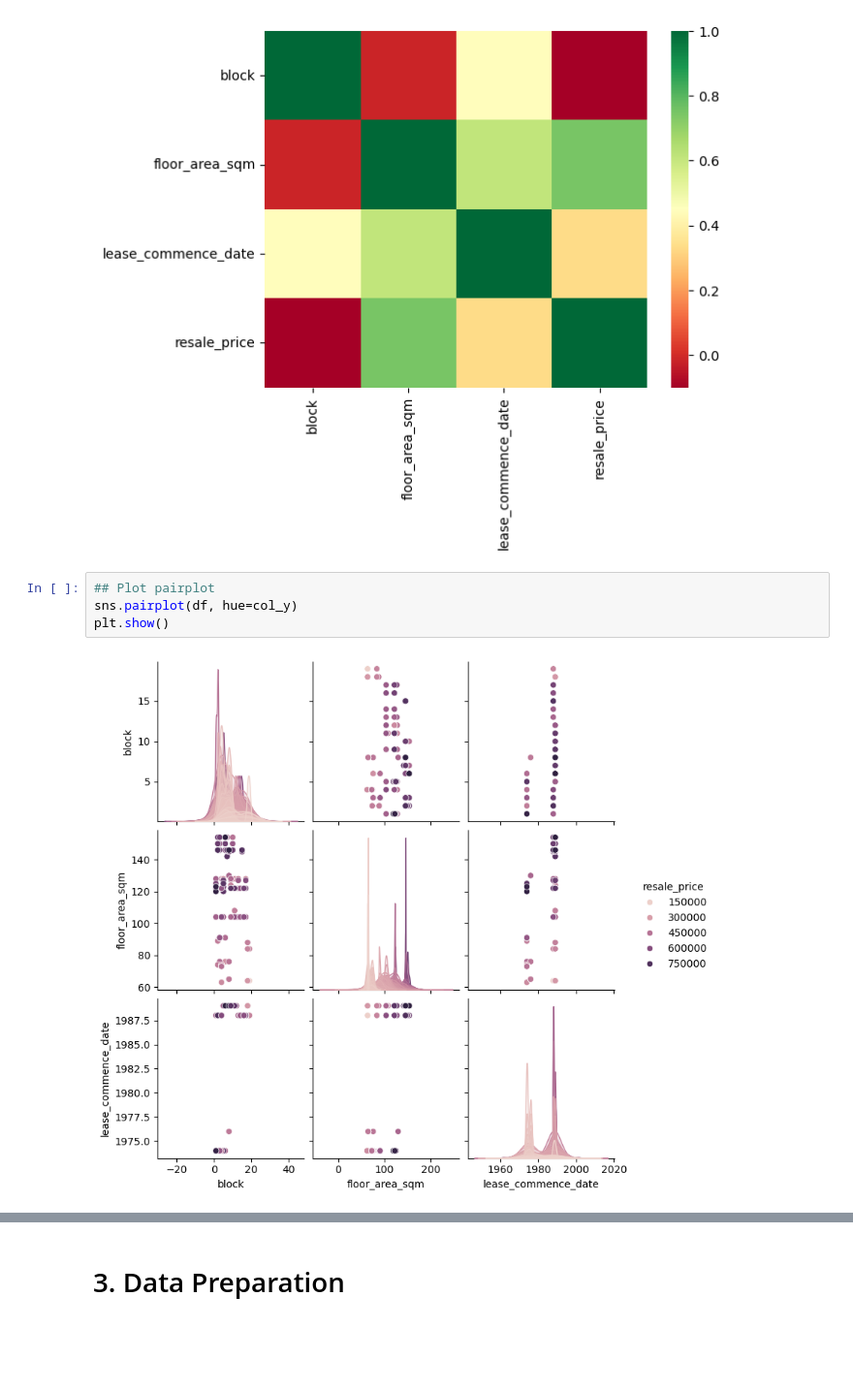
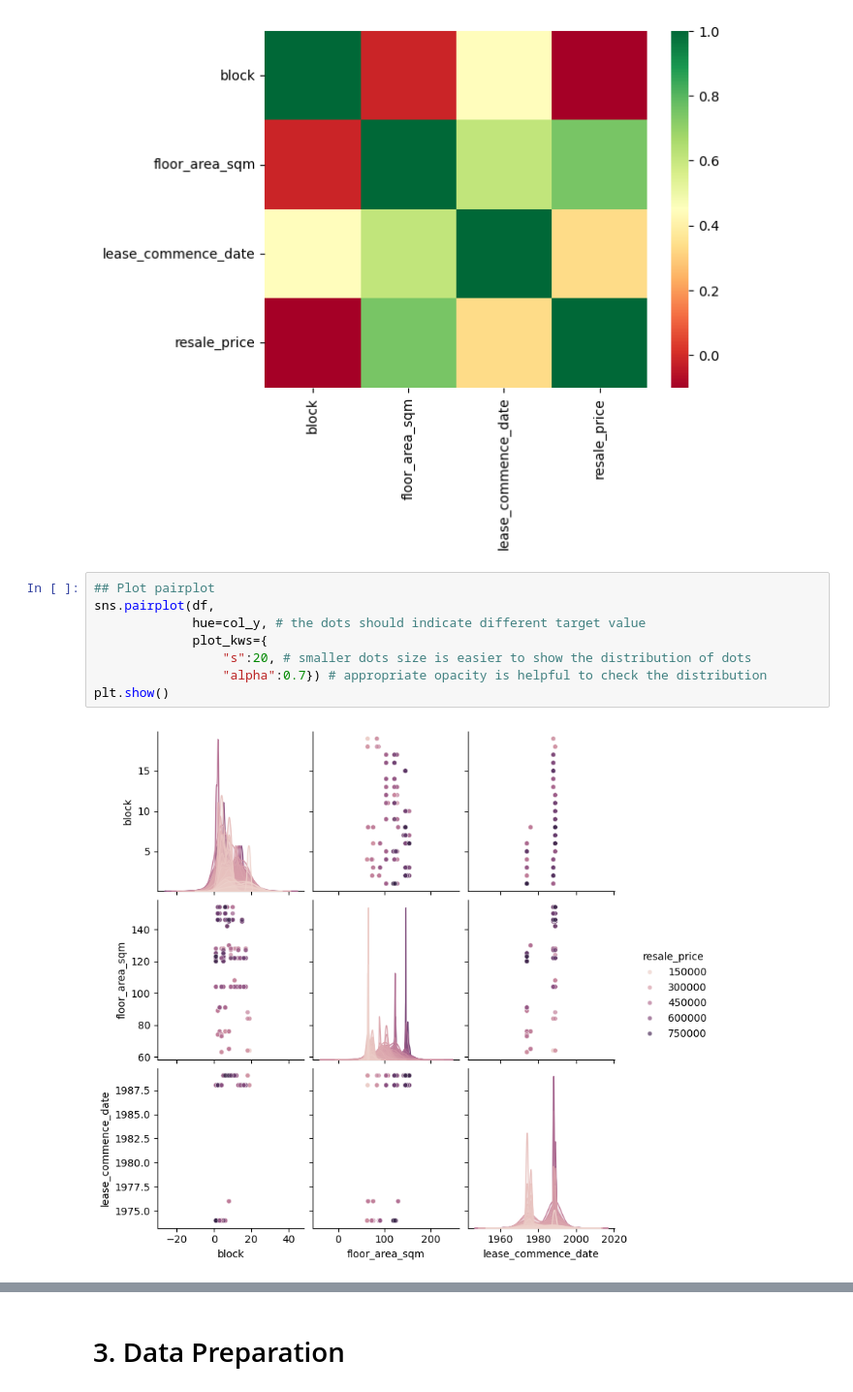
Before and after one commit to yongchuangqingdao-web/mldp_proj, a Jupyter notebook: MLDP Program Codes Submission Template.ipynb, the cells around one changed output, grey strips where cells are left out. Shown at 97% size. Saved outputs shown, nothing was run; the diff lists cells and outputs as text; blank space fills up the shorter version.

```diff
--- a/MLDP Program Codes Submission Template.ipynb
+++ b/MLDP Program Codes Submission Template.ipynb
@@ -203,7 +208,11 @@ plt.show()
 [figure]
 # %%
 ## Plot pairplot
-sns.pairplot(df, hue=col_y)
+sns.pairplot(df,
+             hue=col_y, # the dots should indicate different target value
+             plot_kws={
+                 "s":20, # smaller dots size is easier to show the distribution of dots
+                 "alpha":0.7}) # appropriate opacity is helpful to check the distribution
 plt.show()
 # %% [output]
-[figure, old version]
+[figure, new version]
```
Also changed, not shown: parts of 19 cells of this notebook.
